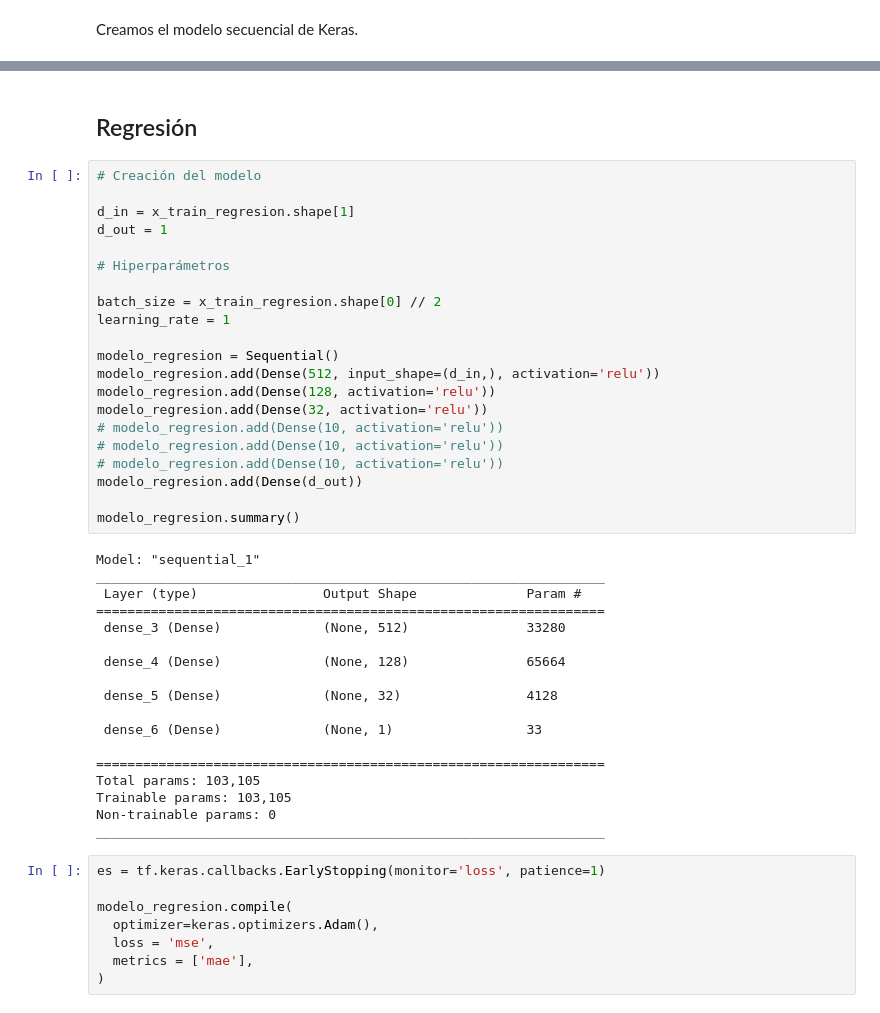
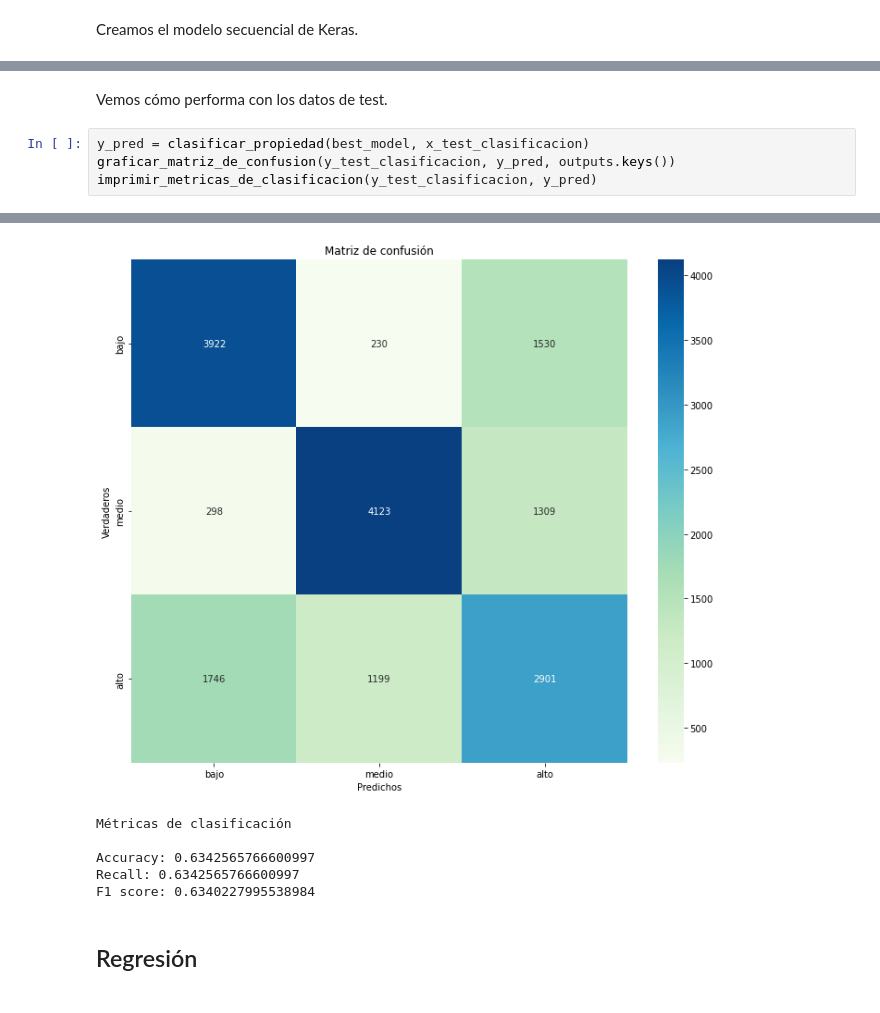
Before and after one commit to ManuSanchez02/7506R-2c2022-GRUPO09, a Jupyter notebook: tp2/7506R_TP2_GRUPO09_ENTREGA_N2_(redes_neuronales).ipynb, the cells around one changed output, grey strips where cells are left out. Drawn from its saved outputs; the diff is of its cells as text.

```diff
--- a/tp2/7506R_TP2_GRUPO09_ENTREGA_N2_(redes_neuronales).ipynb
+++ b/tp2/7506R_TP2_GRUPO09_ENTREGA_N2_(redes_neuronales).ipynb
@@ -233,0 +249,7 @@ F1 score: 0.6039752400411846
+# %% [markdown]
+Vemos cómo performa con los datos de test.
+# %%
+y_pred = clasificar_propiedad(best_model, x_test_clasificacion)
+graficar_matriz_de_confusion(y_test_clasificacion, y_pred, outputs.keys())
+imprimir_metricas_de_clasificacion(y_test_clasificacion, y_pred)
+# %% [output]
@@ -234,49 +257,8 @@ F1 score: 0.6039752400411846
+[figure, added]
+Métricas de clasificación
+
+Accuracy: 0.6342565766600997
+Recall: 0.6342565766600997
+F1 score: 0.6340227995538984
 # %% [markdown]
 ## Regresión
-# %%
-# Creación del modelo
-
-d_in = x_train_regresion.shape[1]
-d_out = 1
-
-# Hiperparámetros
-
-batch_size = x_train_regresion.shape[0] // 2
-learning_rate = 1
-
-modelo_regresion = Sequential()
-modelo_regresion.add(Dense(512, input_shape=(d_in,), activation='relu'))
-modelo_regresion.add(Dense(128, activation='relu'))
-modelo_regresion.add(Dense(32, activation='relu'))
-# modelo_regresion.add(Dense(10, activation='relu'))
-# modelo_regresion.add(Dense(10, activation='relu'))
-# modelo_regresion.add(Dense(10, activation='relu'))
-modelo_regresion.add(Dense(d_out))
-
-modelo_regresion.summary()
-# %% [output]
-Model: "sequential_1"
-_________________________________________________________________
- Layer (type)                Output Shape              Param #
-=================================================================
- dense_3 (Dense)             (None, 512)               33280
-
- dense_4 (Dense)             (None, 128)               65664
-
- dense_5 (Dense)             (None, 32)                4128
-
- dense_6 (Dense)             (None, 1)                 33
-
-=================================================================
-Total params: 103,105
-Trainable params: 103,105
-Non-trainable params: 0
-_________________________________________________________________
-# %%
-es = tf.keras.callbacks.EarlyStopping(monitor='loss', patience=1)
-
-modelo_regresion.compile(
-  optimizer=keras.optimizers.Adam(),
-  loss = 'mse',
-  metrics = ['mae'],
-)
```
Also changed, not shown: parts of 33 cells of this notebook.
